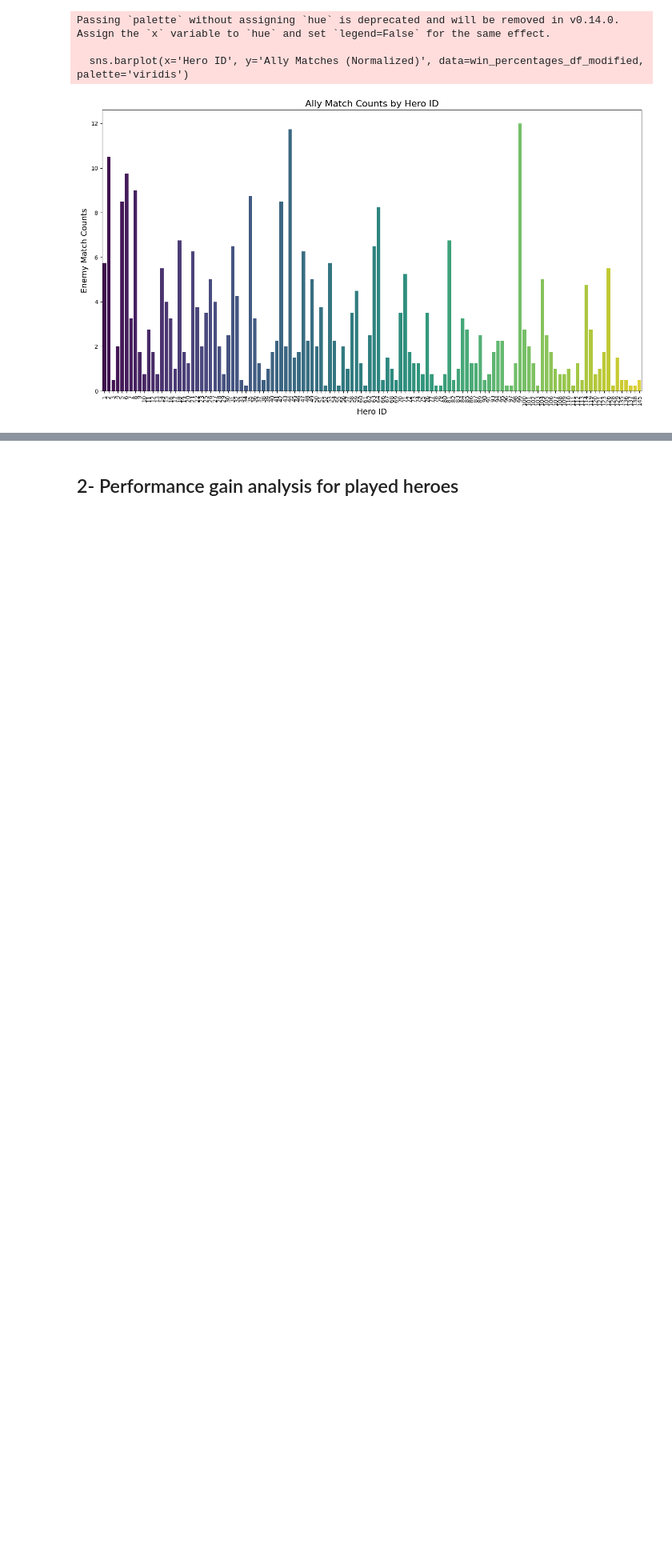
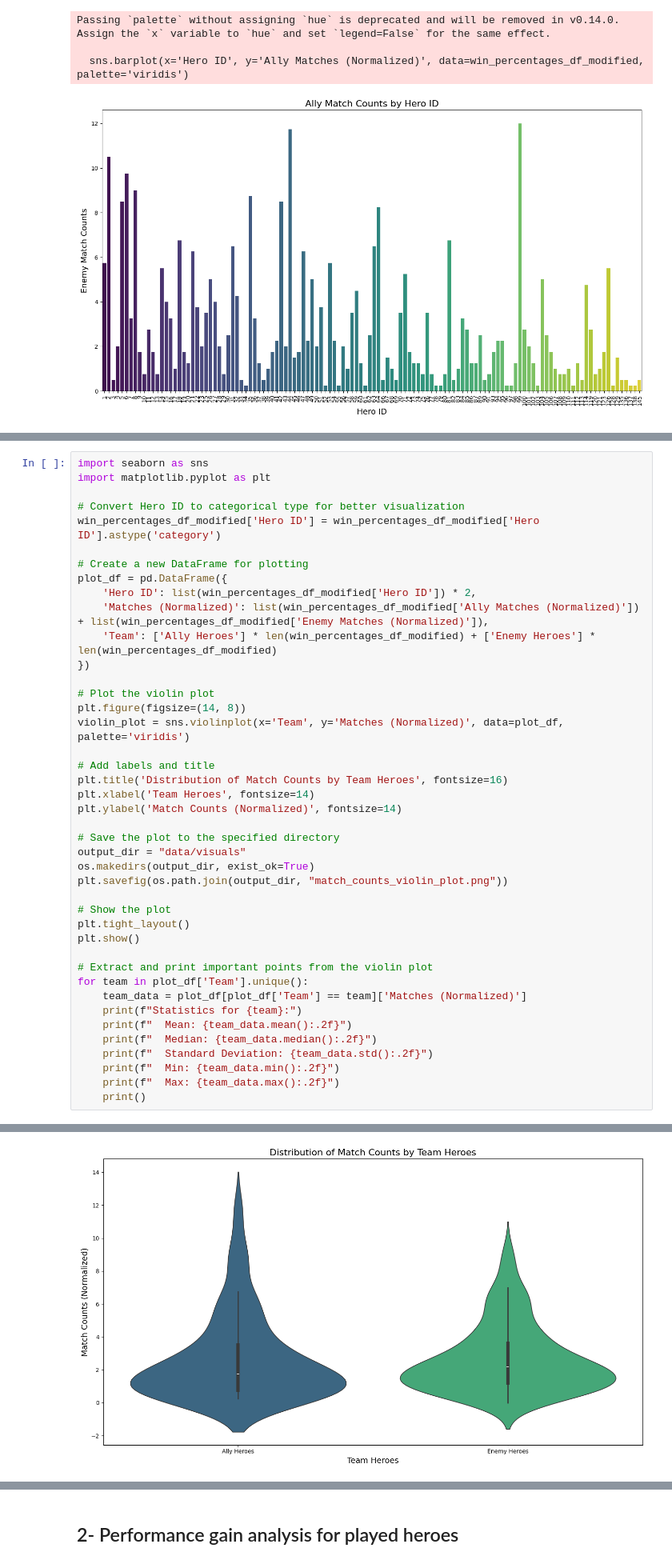
Before and after one commit to Xerkan10/Fall-2024-DSA210-Project, a Jupyter notebook: data_analysis.ipynb, the cells around one changed output, grey strips where cells are left out. Shown at 80% size. Cells and saved outputs as stored; diff of their text form; blank space fills up the shorter version.

```diff
--- a/data_analysis.ipynb
+++ b/data_analysis.ipynb
@@ -143,3 +141,46 @@ Passing `palette` without assigning `hue` is deprecated and will be removed in v
 
   sns.barplot(x='Hero ID', y='Enemy Matches (Normalized)', data=win_percentages_df_modified, palette='viridis')
 [figure]
+# %%
+import seaborn as sns
+import matplotlib.pyplot as plt
+
+# Convert Hero ID to categorical type for better visualization
+win_percentages_df_modified['Hero ID'] = win_percentages_df_modified['Hero ID'].astype('category')
+
+# Create a new DataFrame for plotting
+plot_df = pd.DataFrame({
+    'Hero ID': list(win_percentages_df_modified['Hero ID']) * 2,
+    'Matches (Normalized)': list(win_percentages_df_modified['Ally Matches (Normalized)']) + list(win_percentages_df_modified['Enemy Matches (Normalized)']),
+    'Team': ['Ally Heroes'] * len(win_percentages_df_modified) + ['Enemy Heroes'] * len(win_percentages_df_modified)
+})
+
+# Plot the violin plot
+plt.figure(figsize=(14, 8))
+violin_plot = sns.violinplot(x='Team', y='Matches (Normalized)', data=plot_df, palette='viridis')
+
+# Add labels and title
+plt.title('Distribution of Match Counts by Team Heroes', fontsize=16)
+plt.xlabel('Team Heroes', fontsize=14)
+plt.ylabel('Match Counts (Normalized)', fontsize=14)
+
+# Save the plot to the specified directory
+output_dir = "data/visuals"
+os.makedirs(output_dir, exist_ok=True)
+plt.savefig(os.path.join(output_dir, "match_counts_violin_plot.png"))
+
+# Show the plot
+plt.tight_layout()
+plt.show()
+
+# Extract and print important points from the violin plot
+for team in plot_df['Team'].unique():
+    team_data = plot_df[plot_df['Team'] == team]['Matches (Normalized)']
+    print(f"Statistics for {team}:")
+    print(f"  Mean: {team_data.mean():.2f}")
+    print(f"  Median: {team_data.median():.2f}")
+    print(f"  Standard Deviation: {team_data.std():.2f}")
+    print(f"  Min: {team_data.min():.2f}")
+    print(f"  Max: {team_data.max():.2f}")
+    print()
+# %% [output]
@@ -145,0 +190 @@ Passing `palette` without assigning `hue` is deprecated and will be removed in v
+[figure, added]
```
Also changed, not shown: parts of 6 cells of this notebook, 1 other file.
